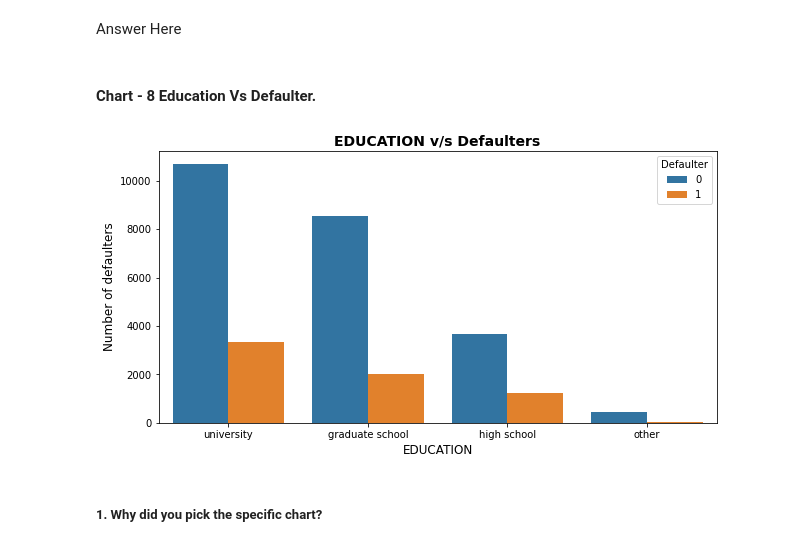
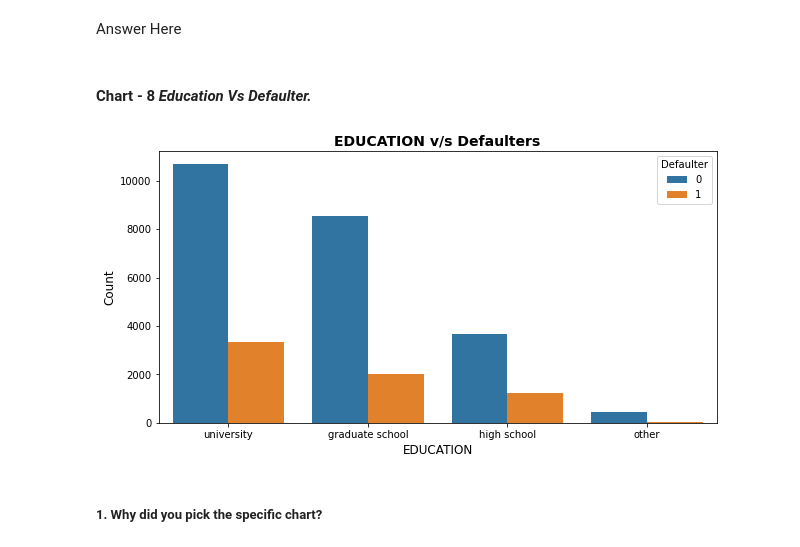
Before and after one commit to Kaushaljha488/Credit-Card-Default-Prediction, a Jupyter notebook: Kaushal_Credit_Card_Default_Prediction_.ipynb, the cells around one changed output. Saved outputs shown, nothing was run; the diff lists cells and outputs as text; code cells hidden in the pictures.

```diff
--- a/Kaushal_Credit_Card_Default_Prediction_.ipynb
+++ b/Kaushal_Credit_Card_Default_Prediction_.ipynb
@@ -607,17 +607,17 @@ Are there any insights that lead to negative growth? Justify with specific reaso
 # %% [markdown]
 Answer Here
 # %% [markdown]
-#### Chart - 8  Education Vs Defaulter.
+#### Chart - 8  ***Education Vs Defaulter.***
 # %%
 # Chart - 8 visualization code
 plt.figure(figsize = (10,5))
 sns.countplot(x = 'EDUCATION',hue = 'Defaulter',data = cat_df)
 plt.title('EDUCATION v/s Defaulters', fontsize = 14, fontweight = 'bold')
 plt.xlabel('EDUCATION',fontsize = 12)
-plt.ylabel('Number of defaulters',fontsize = 12)
+plt.ylabel('Count',fontsize=12)
 plt.show()
 # %% [output]
-[figure, old version]
+[figure, new version]
 # %% [markdown]
 ##### 1. Why did you pick the specific chart?
 # %% [markdown]
```
Also changed, not shown: parts of 42 cells of this notebook.
